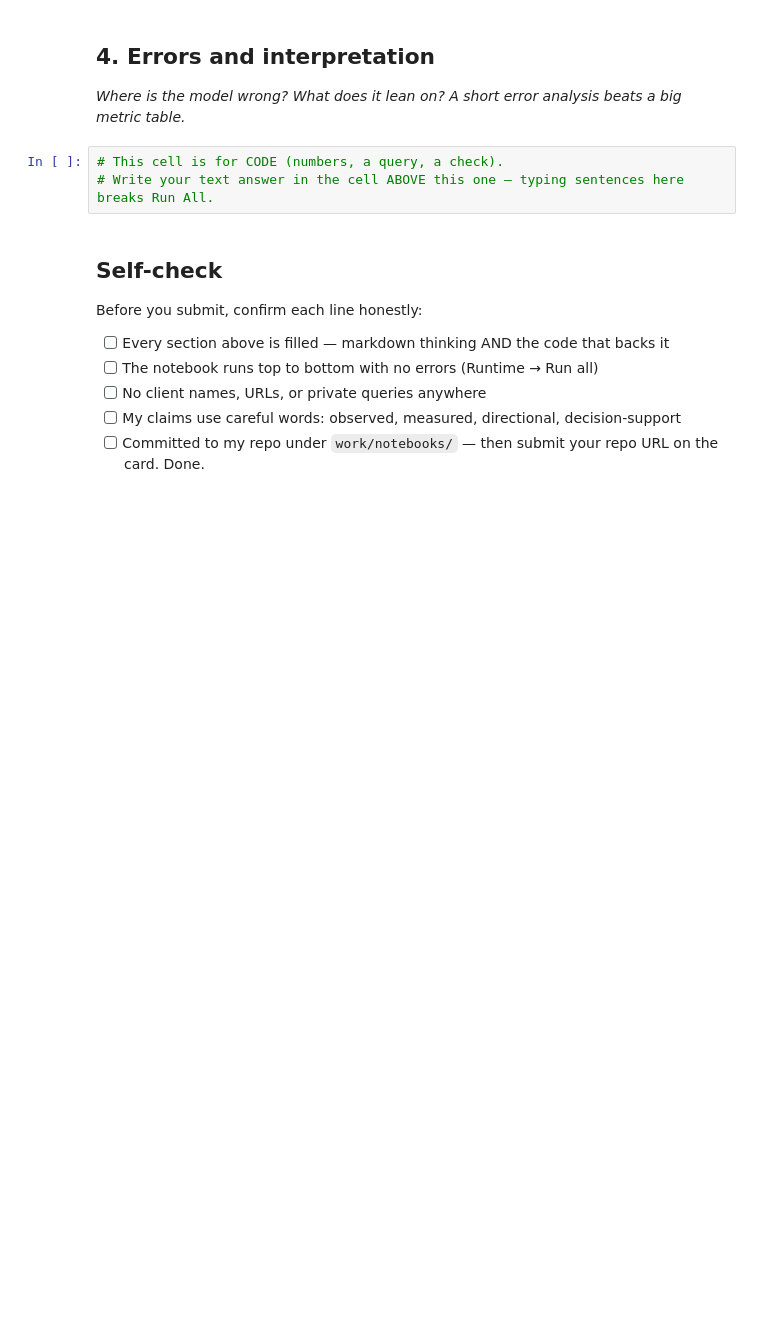
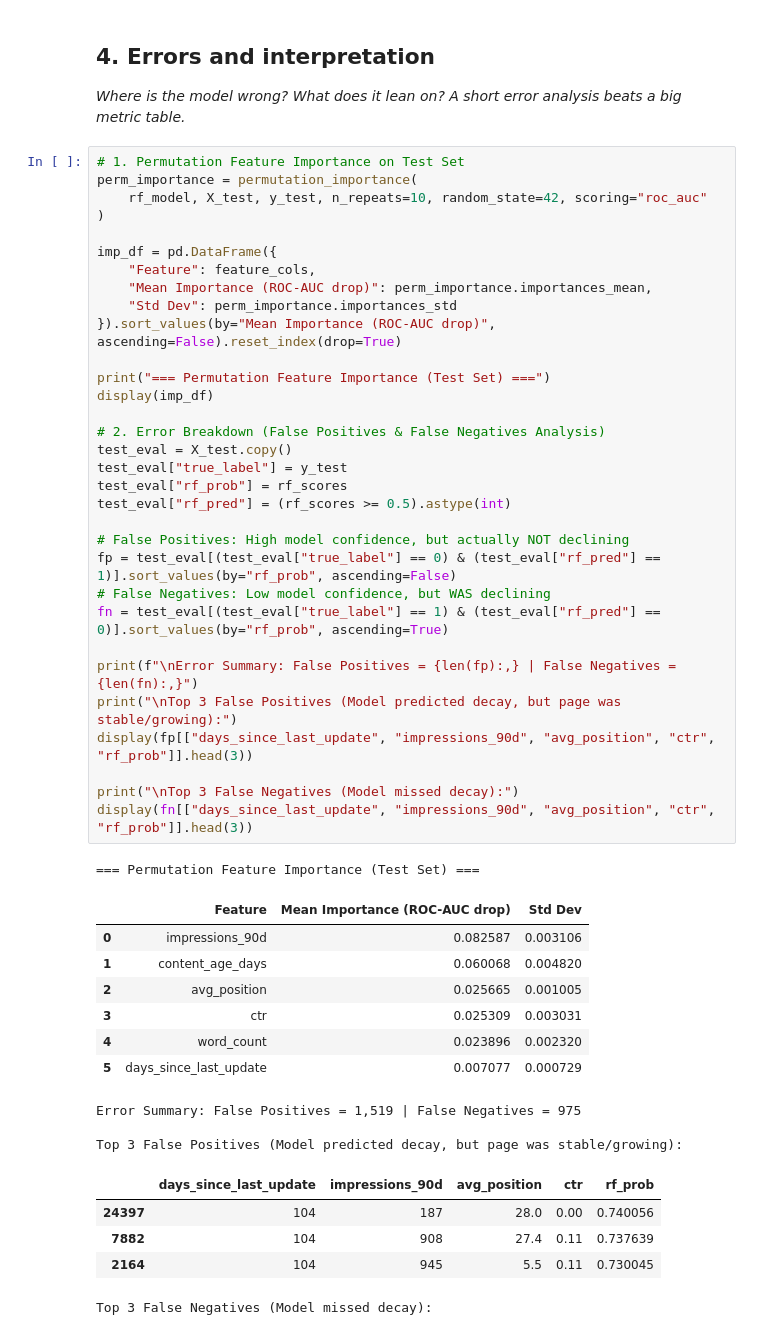
Before and after one commit to AviJxn/flyrank-ml-internship, a Jupyter notebook: work/notebooks/w05_model.ipynb, the cells around one changed output. Drawn from its saved outputs; the diff is of its cells as text; blank space fills up the shorter version.

```diff
--- a/work/notebooks/w05_model.ipynb
+++ b/work/notebooks/w05_model.ipynb
@@ -31,16 +180,52 @@ This skeleton is yours to fill. Work the sections **in order** — each one has
 ## 4. Errors and interpretation
 
 *Where is the model wrong? What does it lean on? A short error analysis beats a big metric table.*
-# %%
-# This cell is for CODE (numbers, a query, a check).
-# Write your text answer in the cell ABOVE this one — typing sentences here breaks Run All.
-# %% [markdown]
-## Self-check
-
-Before you submit, confirm each line honestly:
-
-- [ ] Every section above is filled — markdown thinking AND the code that backs it
-- [ ] The notebook runs top to bottom with no errors (Runtime → Run all)
-- [ ] No client names, URLs, or private queries anywhere
-- [ ] My claims use careful words: observed, measured, directional, decision-support
-- [ ] Committed to my repo under `work/notebooks/` — then submit your repo URL on the card. Done.
+# %%
+# 1. Permutation Feature Importance on Test Set
+perm_importance = permutation_importance(
+    rf_model, X_test, y_test, n_repeats=10, random_state=42, scoring="roc_auc"
+)
+
+imp_df = pd.DataFrame({
+    "Feature": feature_cols,
+    "Mean Importance (ROC-AUC drop)": perm_importance.importances_mean,
+    "Std Dev": perm_importance.importances_std
+}).sort_values(by="Mean Importance (ROC-AUC drop)", ascending=False).reset_index(drop=True)
+
+print("=== Permutation Feature Importance (Test Set) ===")
+display(imp_df)
+
+# 2. Error Breakdown (False Positives & False Negatives Analysis)
+test_eval = X_test.copy()
+test_eval["true_label"] = y_test
+test_eval["rf_prob"] = rf_scores
+test_eval["rf_pred"] = (rf_scores >= 0.5).astype(int)
+
+# False Positives: High model confidence, but actually NOT declining
+fp = test_eval[(test_eval["true_label"] == 0) & (test_eval["rf_pred"] == 1)].sort_values(by="rf_prob", ascending=False)
+# False Negatives: Low model confidence, but WAS declining
+fn = test_eval[(test_eval["true_label"] == 1) & (test_eval["rf_pred"] == 0)].sort_values(by="rf_prob", ascending=True)
+
+print(f"\nError Summary: False Positives = {len(fp):,} | False Negatives = {len(fn):,}")
+print("\nTop 3 False Positives (Model predicted decay, but page was stable/growing):")
+display(fp[["days_since_last_update", "impressions_90d", "avg_position", "ctr", "rf_prob"]].head(3))
+
+print("\nTop 3 False Negatives (Model missed decay):")
+display(fn[["days_since_last_update", "impressions_90d", "avg_position", "ctr", "rf_prob"]].head(3))
+# %% [output]
+=== Permutation Feature Importance (Test Set) ===
+|  | Feature | Mean Importance (ROC-AUC drop) | Std Dev |
+| 0 | impressions_90d | 0.082587 | 0.003106 |
+| 1 | content_age_days | 0.060068 | 0.004820 |
+| 2 | avg_position | 0.025665 | 0.001005 |
+| 3 | ctr | 0.025309 | 0.003031 |
+| 4 | word_count | 0.023896 | 0.002320 |
+| 5 | days_since_last_update | 0.007077 | 0.000729 |
+Error Summary: False Positives = 1,519 | False Negatives = 975
+
+Top 3 False Positives (Model predicted decay, but page was stable/growing):
+|  | days_since_last_update | impressions_90d | avg_position | ctr | rf_prob |
+| 24397 | 104 | 187 | 28.0 | 0.00 | 0.740056 |
+| 7882 | 104 | 908 | 27.4 | 0.11 | 0.737639 |
+| 2164 | 104 | 945 | 5.5 | 0.11 | 0.730045 |
+Top 3 False Negatives (Model missed decay):
```
Also changed, not shown: parts of 8 cells of this notebook.
